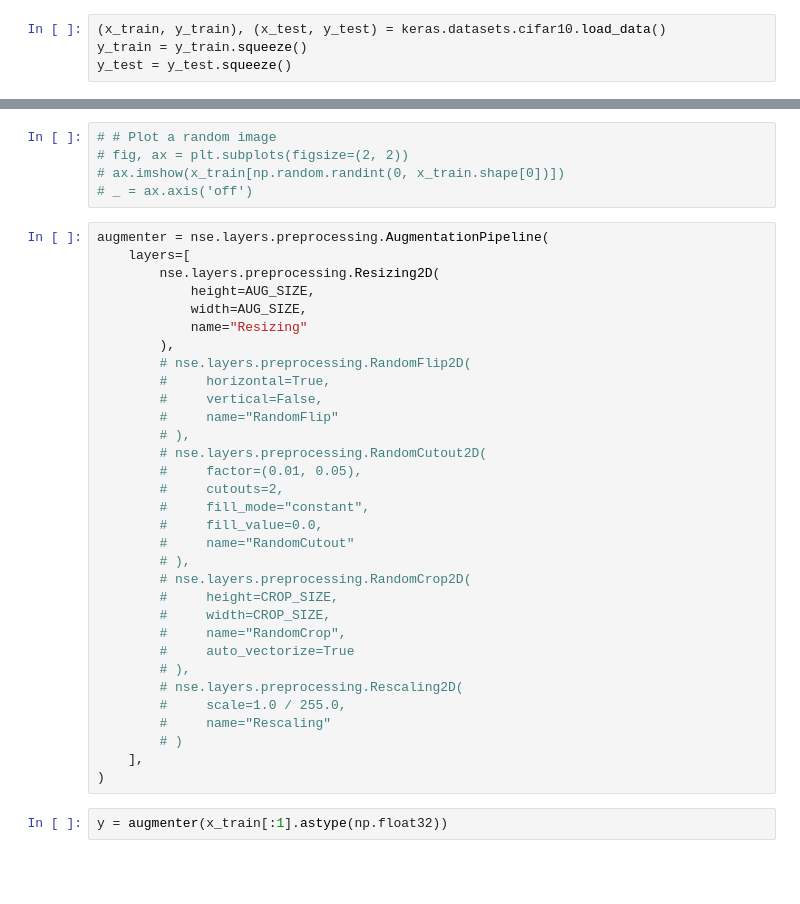
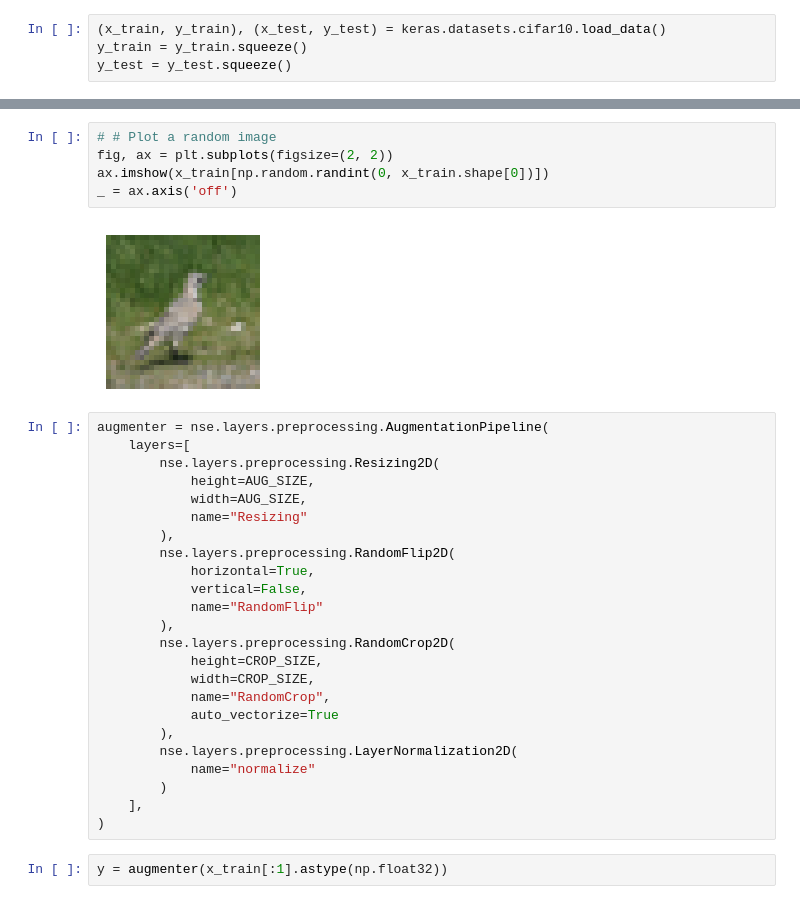
Before and after one commit to AmbiqAI/neuralspot-edge, a Jupyter notebook: docs/guides/train-cifar-model.ipynb, the cells around one changed output, grey strips where cells are left out. Cells and saved outputs as stored; diff of their text form; blank space fills up the shorter version.

```diff
--- a/docs/guides/train-cifar-model.ipynb
+++ b/docs/guides/train-cifar-model.ipynb
@@ -47,8 +70,10 @@ I0000 00:00:1724190084.381374   22579 cuda_executor.cc:1015] successful NUMA nod
 # %%
 # # Plot a random image
-# fig, ax = plt.subplots(figsize=(2, 2))
-# ax.imshow(x_train[np.random.randint(0, x_train.shape[0])])
-# _ = ax.axis('off')
+fig, ax = plt.subplots(figsize=(2, 2))
+ax.imshow(x_train[np.random.randint(0, x_train.shape[0])])
+_ = ax.axis('off')
+# %% [output]
+[figure, added]
 # %%
 augmenter = nse.layers.preprocessing.AugmentationPipeline(
     layers=[
@@ -57,28 +82,20 @@ augmenter = nse.layers.preprocessing.AugmentationPipeline(
             width=AUG_SIZE,
             name="Resizing"
         ),
-        # nse.layers.preprocessing.RandomFlip2D(
-        #     horizontal=True,
-        #     vertical=False,
-        #     name="RandomFlip"
-        # ),
-        # nse.layers.preprocessing.RandomCutout2D(
-        #     factor=(0.01, 0.05),
-        #     cutouts=2,
-        #     fill_mode="constant",
-        #     fill_value=0.0,
-        #     name="RandomCutout"
-        # ),
-        # nse.layers.preprocessing.RandomCrop2D(
-        #     height=CROP_SIZE,
-        #     width=CROP_SIZE,
-        #     name="RandomCrop",
-        #     auto_vectorize=True
-        # ),
-        # nse.layers.preprocessing.Rescaling2D(
-        #     scale=1.0 / 255.0,
-        #     name="Rescaling"
-        # )
+        nse.layers.preprocessing.RandomFlip2D(
+            horizontal=True,
+            vertical=False,
+            name="RandomFlip"
+        ),
+        nse.layers.preprocessing.RandomCrop2D(
+            height=CROP_SIZE,
+            width=CROP_SIZE,
+            name="RandomCrop",
+            auto_vectorize=True
+        ),
+        nse.layers.preprocessing.LayerNormalization2D(
+            name="normalize"
+        )
     ],
 )
 # %%
```
Also changed, not shown: parts of 12 cells of this notebook, 16 other files.
